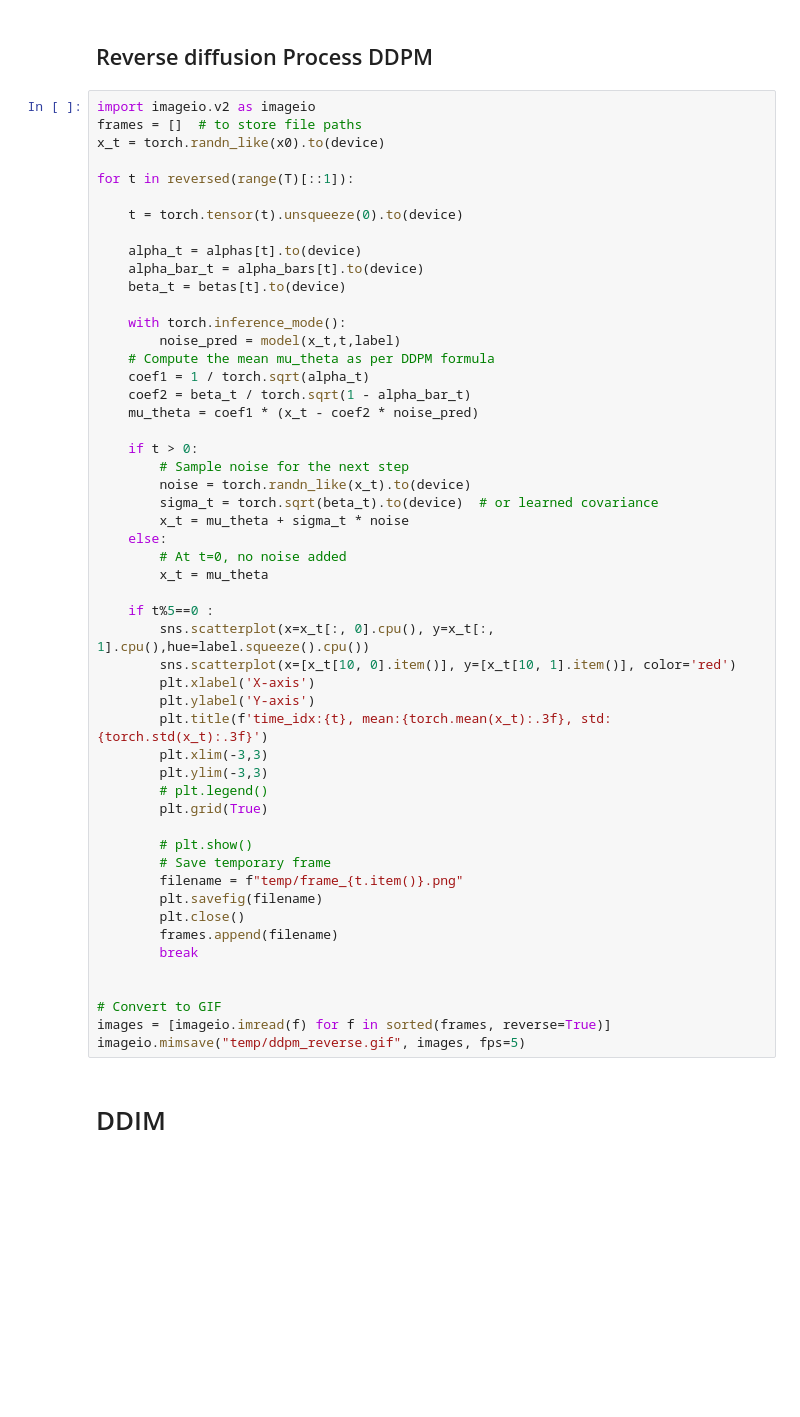
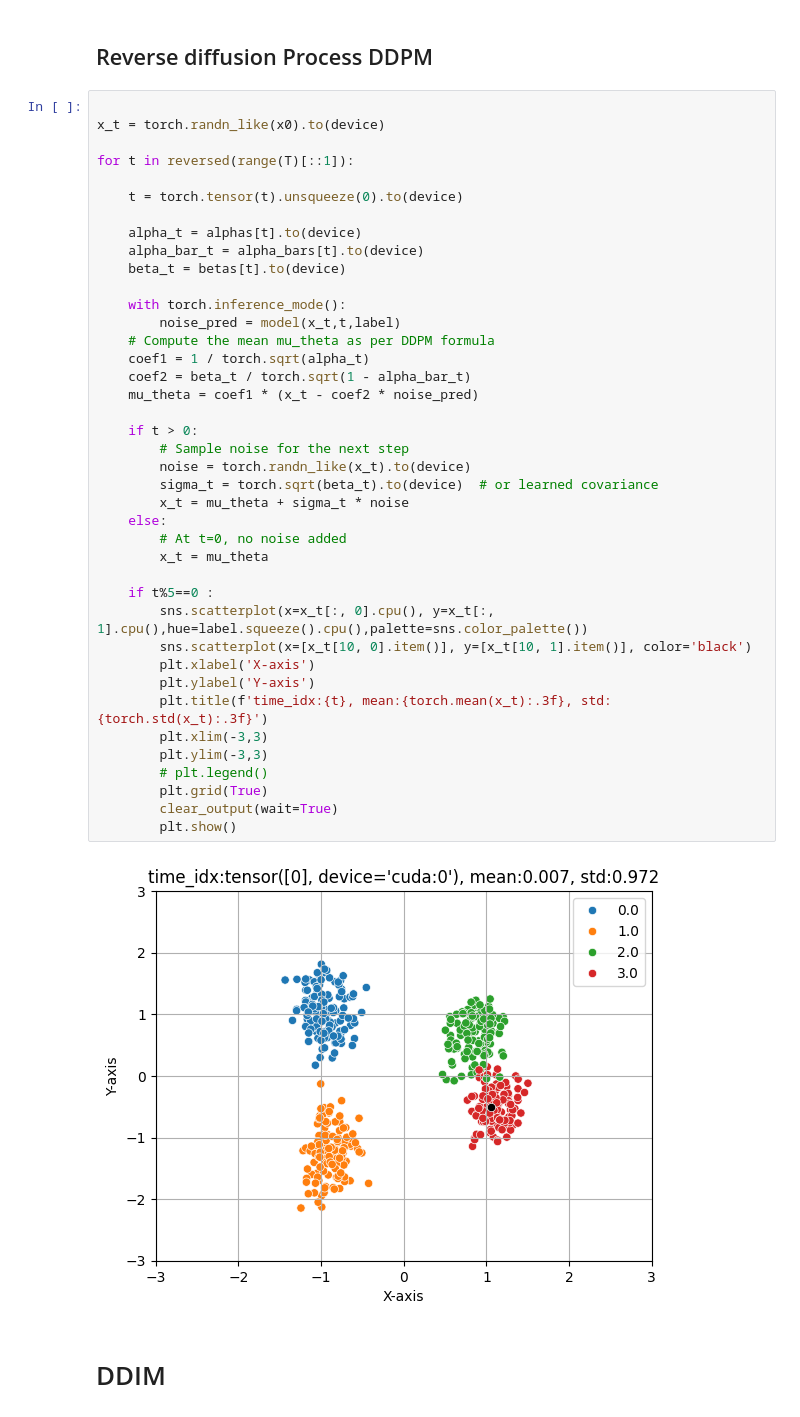
Before and after one commit to mohan696matlab/Diffusion_Gen_AI_Course, a Jupyter notebook: part_1_simple_diffusion/diffusion_process.ipynb, the cells around one changed output. Drawn from its saved outputs; the diff is of its cells as text; blank space fills up the shorter version.

```diff
--- a/part_1_simple_diffusion/diffusion_process.ipynb
+++ b/part_1_simple_diffusion/diffusion_process.ipynb
@@ -427,8 +427,7 @@ plt.show()
 # %% [markdown]
 ## Reverse diffusion Process DDPM
 # %%
-import imageio.v2 as imageio
-frames = []  # to store file paths
+
 x_t = torch.randn_like(x0).to(device)
 
 for t in reversed(range(T)[::1]):
@@ -436,48 +435,39 @@ for t in reversed(range(T)[::1]):
     t = torch.tensor(t).unsqueeze(0).to(device)
 
     alpha_t = alphas[t].to(device)
     alpha_bar_t = alpha_bars[t].to(device)
     beta_t = betas[t].to(device)
 
     with torch.inference_mode():
         noise_pred = model(x_t,t,label)
     # Compute the mean mu_theta as per DDPM formula
     coef1 = 1 / torch.sqrt(alpha_t)
     coef2 = beta_t / torch.sqrt(1 - alpha_bar_t)
     mu_theta = coef1 * (x_t - coef2 * noise_pred)
 
     if t > 0:
         # Sample noise for the next step
         noise = torch.randn_like(x_t).to(device)
         sigma_t = torch.sqrt(beta_t).to(device)  # or learned covariance
         x_t = mu_theta + sigma_t * noise
     else:
         # At t=0, no noise added
         x_t = mu_theta
 
     if t%5==0 :
-        sns.scatterplot(x=x_t[:, 0].cpu(), y=x_t[:, 1].cpu(),hue=label.squeeze().cpu())
-        sns.scatterplot(x=[x_t[10, 0].item()], y=[x_t[10, 1].item()], color='red')
+        sns.scatterplot(x=x_t[:, 0].cpu(), y=x_t[:, 1].cpu(),hue=label.squeeze().cpu(),palette=sns.color_palette())
+        sns.scatterplot(x=[x_t[10, 0].item()], y=[x_t[10, 1].item()], color='black')
         plt.xlabel('X-axis')
         plt.ylabel('Y-axis')
         plt.title(f'time_idx:{t}, mean:{torch.mean(x_t):.3f}, std:{torch.std(x_t):.3f}')
         plt.xlim(-3,3)
         plt.ylim(-3,3)
         # plt.legend()
         plt.grid(True)
-
-        # plt.show()
-        # Save temporary frame
-        filename = f"temp/frame_{t.item()}.png"
-        plt.savefig(filename)
-        plt.close()
-        frames.append(filename)
-        break
-
-
-# Convert to GIF
-images = [imageio.imread(f) for f in sorted(frames, reverse=True)]
-imageio.mimsave("temp/ddpm_reverse.gif", images, fps=5)
+        clear_output(wait=True)
+        plt.show()
+# %% [output]
+[figure, added]
 # %% [markdown]
 # DDIM
 # %%
```
Also changed, not shown: parts of 16 cells of this notebook.
